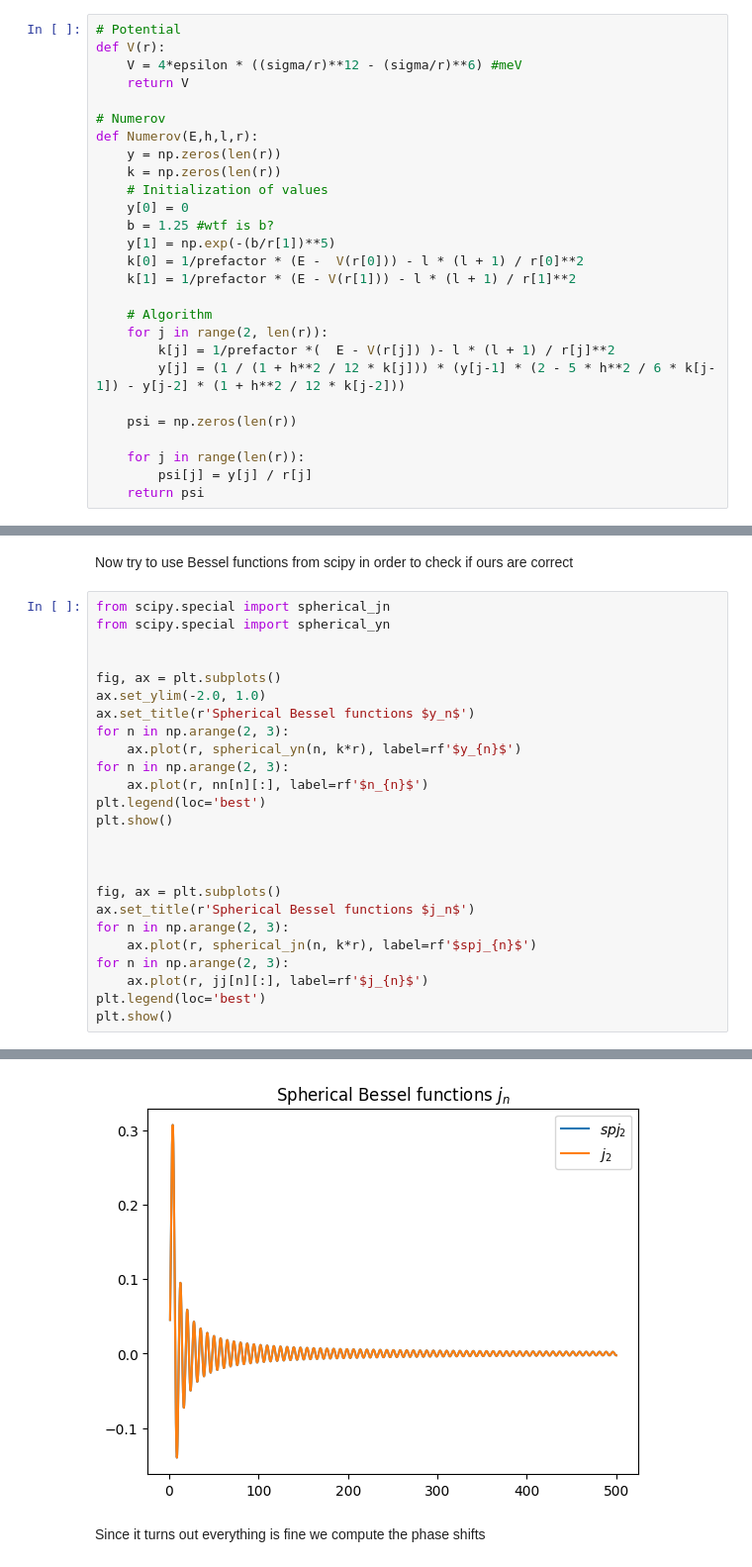
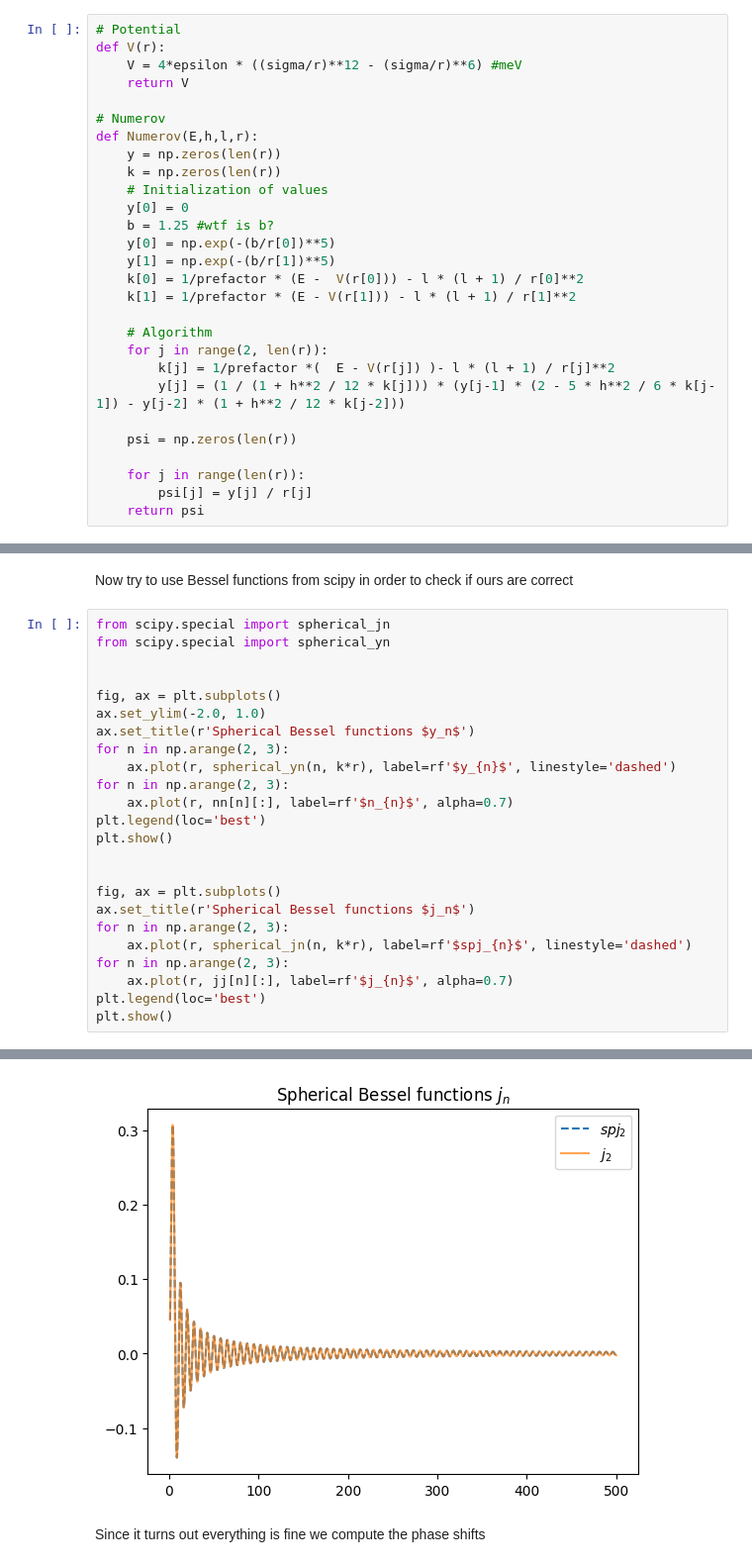
Before and after one commit to marcobeIIa/computational_physics, a Jupyter notebook: hm1.ipynb, the cells around one changed output, grey strips where cells are left out. Shown at 99% size. Saved outputs shown, nothing was run; the diff lists cells and outputs as text.

```diff
--- a/hm1.ipynb
+++ b/hm1.ipynb
@@ -43,6 +47,7 @@ def Numerov(E,h,l,r):
     # Initialization of values
     y[0] = 0
     b = 1.25 #wtf is b?
+    y[0] = np.exp(-(b/r[0])**5)
     y[1] = np.exp(-(b/r[1])**5)
     k[0] = 1/prefactor * (E -  V(r[0])) - l * (l + 1) / r[0]**2
     k[1] = 1/prefactor * (E - V(r[1])) - l * (l + 1) / r[1]**2
@@ -149,20 +155,19 @@ fig, ax = plt.subplots()
 ax.set_ylim(-2.0, 1.0)
 ax.set_title(r'Spherical Bessel functions $y_n$')
 for n in np.arange(2, 3):
-    ax.plot(r, spherical_yn(n, k*r), label=rf'$y_{n}$')
+    ax.plot(r, spherical_yn(n, k*r), label=rf'$y_{n}$', linestyle='dashed')
 for n in np.arange(2, 3):
-    ax.plot(r, nn[n][:], label=rf'$n_{n}$')
+    ax.plot(r, nn[n][:], label=rf'$n_{n}$', alpha=0.7)
 plt.legend(loc='best')
 plt.show()
-
 
 
 fig, ax = plt.subplots()
 ax.set_title(r'Spherical Bessel functions $j_n$')
 for n in np.arange(2, 3):
-    ax.plot(r, spherical_jn(n, k*r), label=rf'$spj_{n}$')
+    ax.plot(r, spherical_jn(n, k*r), label=rf'$spj_{n}$', linestyle='dashed')
 for n in np.arange(2, 3):
-    ax.plot(r, jj[n][:], label=rf'$j_{n}$')
+    ax.plot(r, jj[n][:], label=rf'$j_{n}$', alpha=0.7)
 plt.legend(loc='best')
 plt.show()
 # %% [output]
@@ -170,4 +175,4 @@ plt.show()
-[figure, old version]
+[figure, new version]
 # %% [markdown]
 Since it turns out everything is fine we compute the phase shifts
 # %%
```
Also changed, not shown: parts of 7 cells of this notebook, 2 other files.
